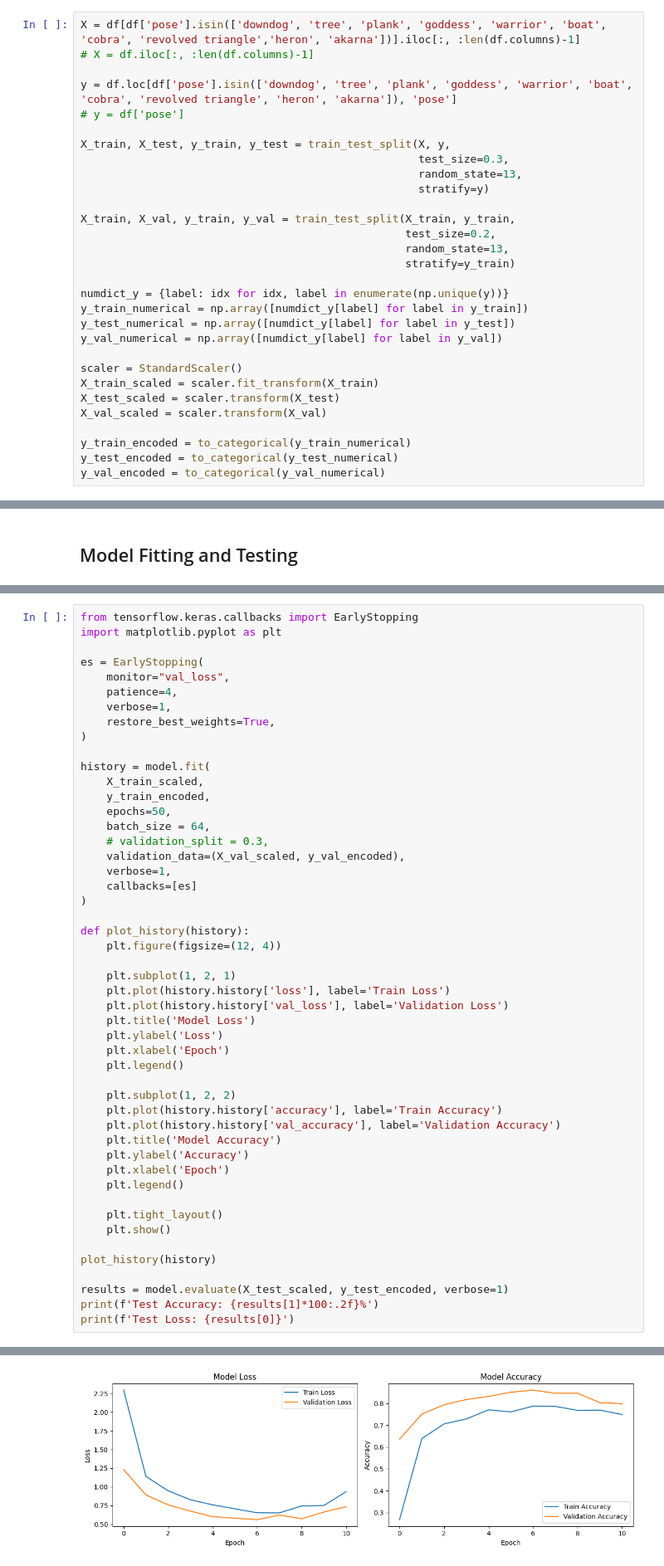
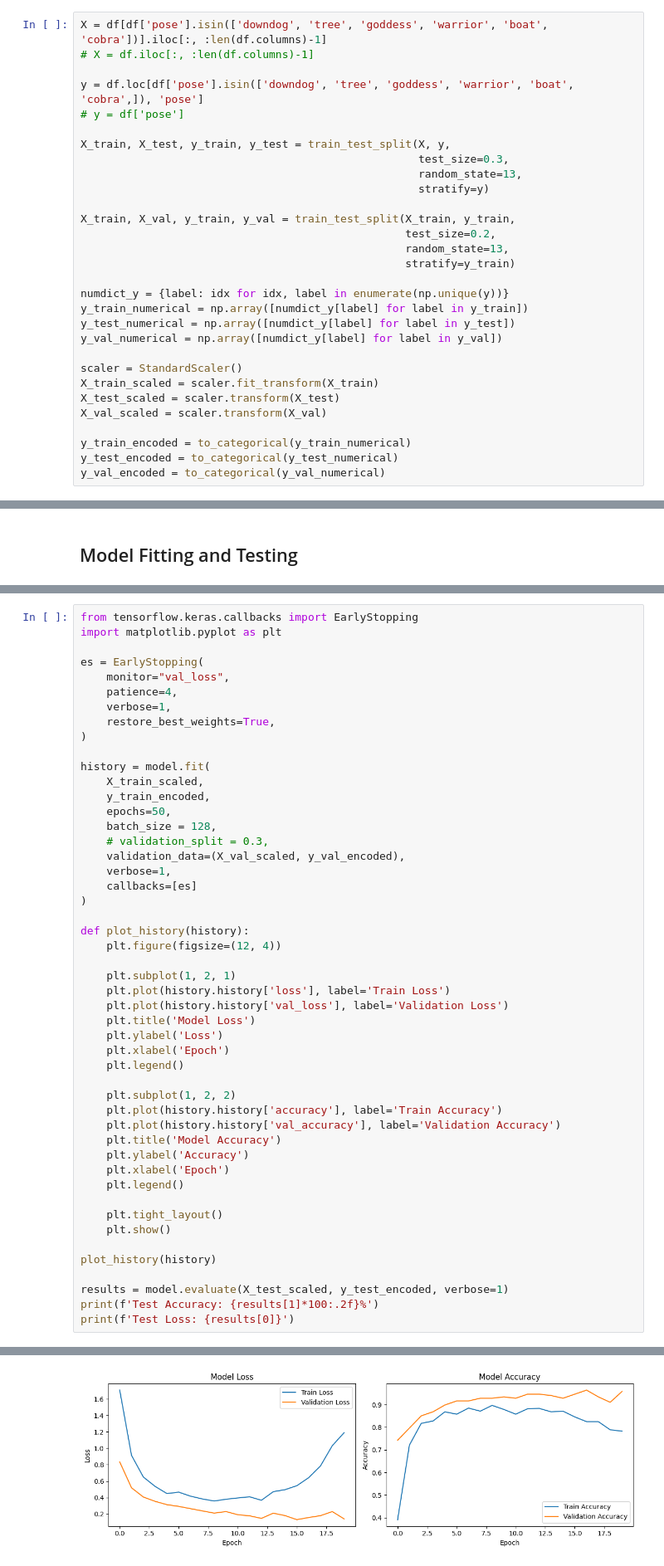
Before and after one commit to masaki-norton/yoga-pose-detector, a Jupyter notebook: neuralnetwork.ipynb, the cells around one changed output, grey strips where cells are left out. Shown at 83% size. Drawn from its saved outputs; the diff is of its cells as text.

```diff
--- a/neuralnetwork.ipynb
+++ b/neuralnetwork.ipynb
@@ -65,10 +67,10 @@ We then split the data into independent variables (X) and dependent variables (y
 
 Afterwards, we transform the targets into number values, scale the features, and OneHotEncode the targets.
 # %%
-X = df[df['pose'].isin(['downdog', 'tree', 'plank', 'goddess', 'warrior', 'boat', 'cobra', 'revolved triangle','heron', 'akarna'])].iloc[:, :len(df.columns)-1]
+X = df[df['pose'].isin(['downdog', 'tree', 'goddess', 'warrior', 'boat', 'cobra'])].iloc[:, :len(df.columns)-1]
 # X = df.iloc[:, :len(df.columns)-1]
 
-y = df.loc[df['pose'].isin(['downdog', 'tree', 'plank', 'goddess', 'warrior', 'boat', 'cobra', 'revolved triangle', 'heron', 'akarna']), 'pose']
+y = df.loc[df['pose'].isin(['downdog', 'tree', 'goddess', 'warrior', 'boat', 'cobra',]), 'pose']
 # y = df['pose']
 
 X_train, X_test, y_train, y_test = train_test_split(X, y,
@@ -141,7 +143,7 @@ history = model.fit(
     X_train_scaled,
     y_train_encoded,
     epochs=50,
-    batch_size = 64,
+    batch_size = 128,
     # validation_split = 0.3,
     validation_data=(X_val_scaled, y_val_encoded),
     verbose=1,
@@ -196 +198 @@ Epoch 11: early stopping
-[figure, old version]
+[figure, new version]
```
Also changed, not shown: parts of 3 cells of this notebook.
